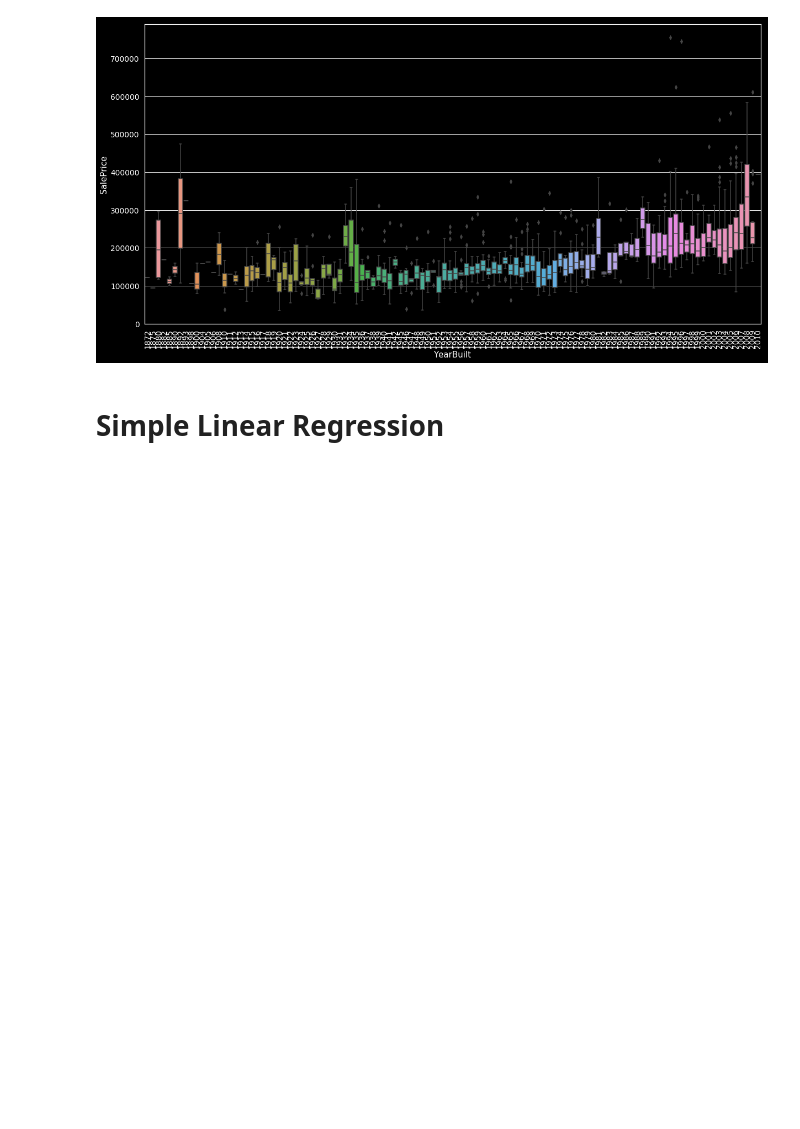
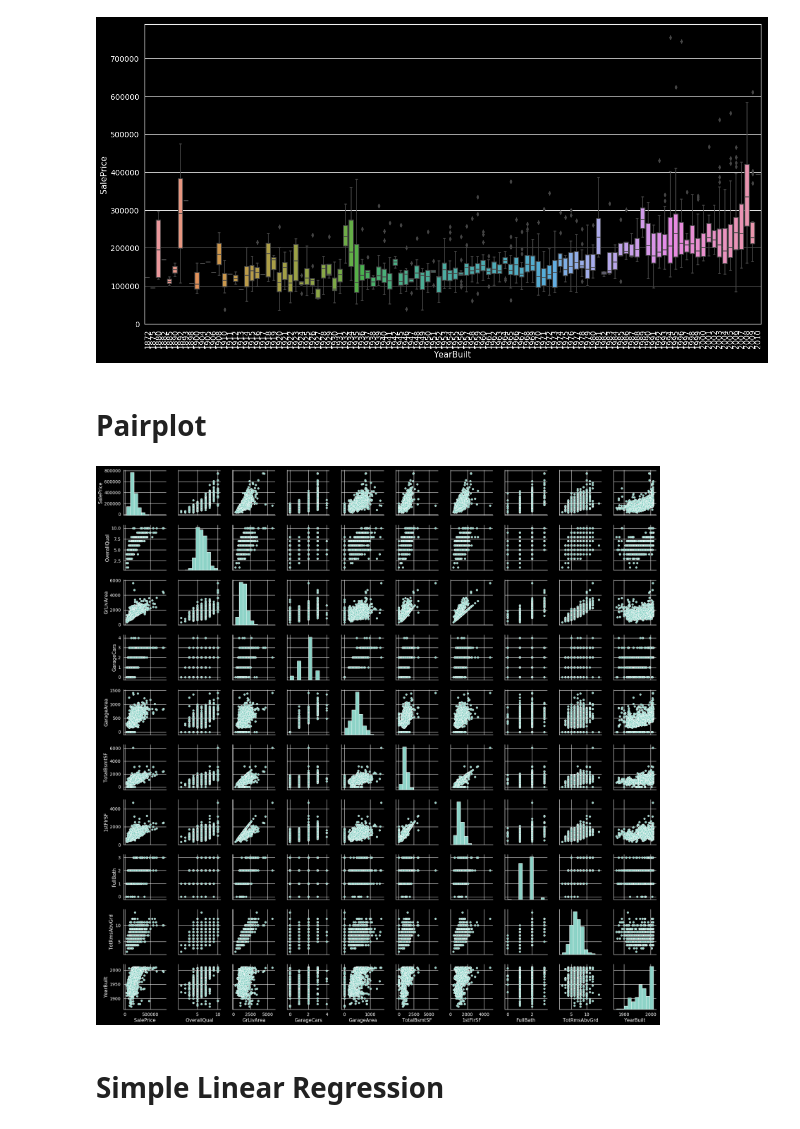
Before and after one commit to JPLAVALLEY/kaggle, a Jupyter notebook: Copy_of_House_Prices_NEW.ipynb, the cells around one changed output. Drawn from its saved outputs; the diff is of its cells as text; code cells hidden in the pictures; blank space fills up the shorter version.

```diff
--- a/Copy_of_House_Prices_NEW.ipynb
+++ b/Copy_of_House_Prices_NEW.ipynb
@@ -691,6 +691,13 @@ plt.xticks(rotation=90)
 plt.show()
 # %% [output]
 [figure]
+# %% [markdown]
+# Pairplot
+# %%
+sns.pairplot(df_train[cols], size = 2.5)
+plt.show()
+# %% [output]
+[figure, added]
 # %% [markdown]
 # Simple Linear Regression
 # %%
```
Also changed, not shown: parts of 14 cells of this notebook.
